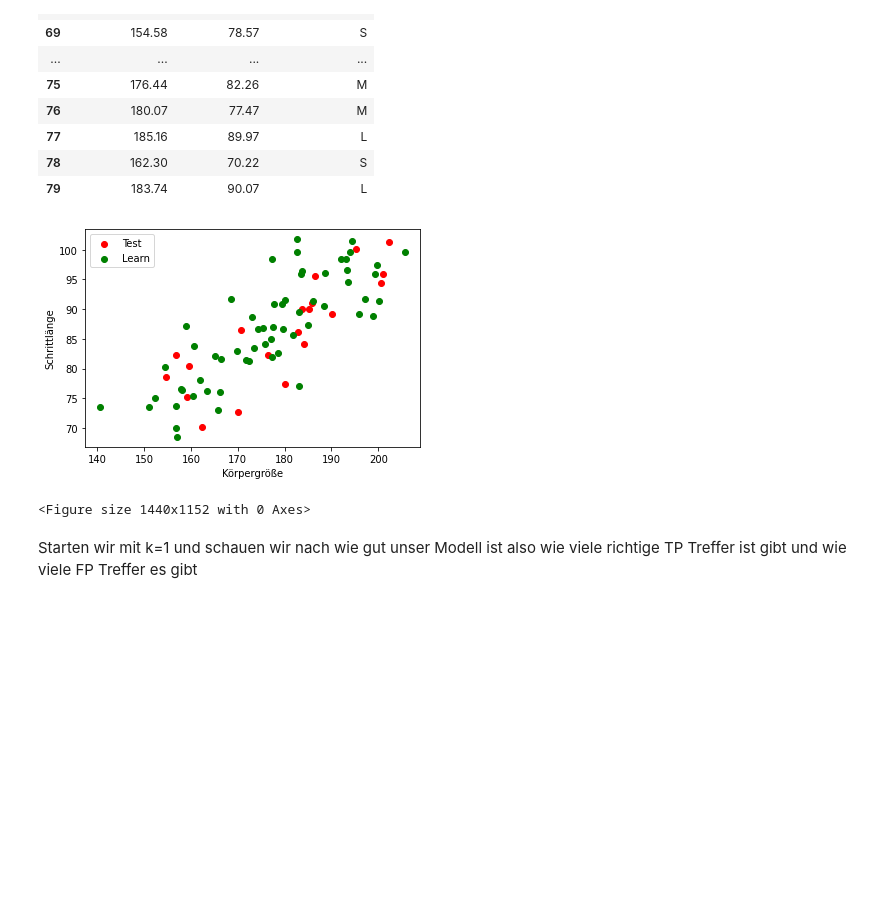
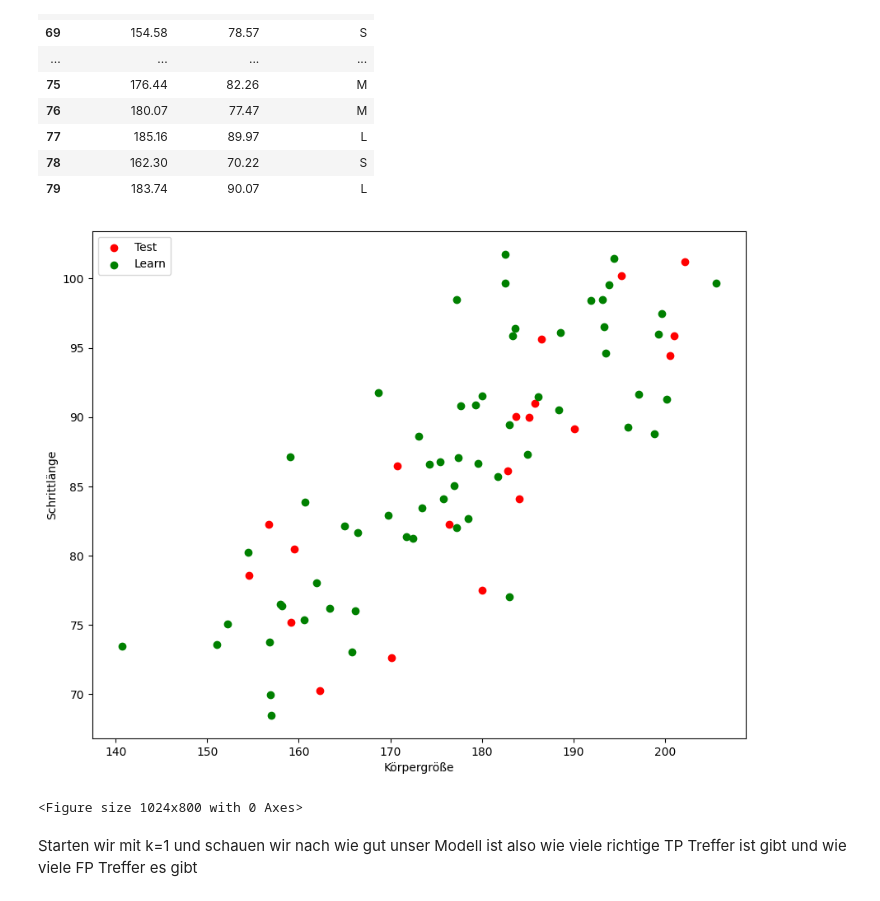
Before and after one commit to jtuttas/datenanalyse, a Jupyter notebook: knn.ipynb, the cells around one changed output. Drawn from its saved outputs; the diff is of its cells as text; code cells hidden in the pictures; blank space fills up the shorter version.

```diff
--- a/knn.ipynb
+++ b/knn.ipynb
@@ -3,6 +3,7 @@ Exploration der Daten
 # %%
 import pandas as pd
 import matplotlib.pyplot as plt
+%matplotlib inline
 
 # CSV-Datei laden
 data = pd.read_csv('Rahmenhoehe.csv')
@@ -24,7 +25,8 @@ plt.xlabel('Körpergröße')
 plt.ylabel('Schrittlänge')
 
 plt.legend()
-plt.figure(figsize=(20,16))
+plt.figure(figsize=(10.24, 8))
+plt.rcParams['figure.figsize'] = [10.24, 8]
 #
 # Diagramm anzeigen
 plt.show()
@@ -46,7 +48,8 @@ plt.xlabel('Körpergröße')
 plt.ylabel('Schrittlänge')
 
 plt.legend()
-plt.figure(figsize=(20,16))
+plt.figure(figsize=(10.24, 8))
+plt.rcParams['figure.figsize'] = [10.24, 8]
 #
 # Diagramm anzeigen
 plt.show()
@@ -116,22 +119,23 @@ test
 # %%
 
 
 # Diagramm erstellen
 plt.scatter(test['Koerpergroesse'], test['Schrittlaenge'], color='red', label="Test")
 plt.scatter(learn['Koerpergroesse'], learn['Schrittlaenge'], color='green', label="Learn")
 
 # Achsenbeschriftungen hinzufügen
 plt.xlabel('Körpergröße')
 plt.ylabel('Schrittlänge')
 
 plt.legend()
-plt.figure(figsize=(20,16))
+plt.figure(figsize=(10.24, 8))
+plt.rcParams['figure.figsize'] = [10.24, 8]
 #
 # Diagramm anzeigen
 plt.show()
 # %% [output]
-[figure, old version]
+[figure, new version]
-<Figure size 1440x1152 with 0 Axes>
+<Figure size 1024x800 with 0 Axes>
 # %% [markdown]
 Starten wir mit k=1 und schauen wir nach wie gut unser Modell ist also wie viele richtige TP Treffer ist gibt und wie viele FP Treffer es gibt
 # %%
```
Also changed, not shown: parts of 2 cells of this notebook, 8 other files.
